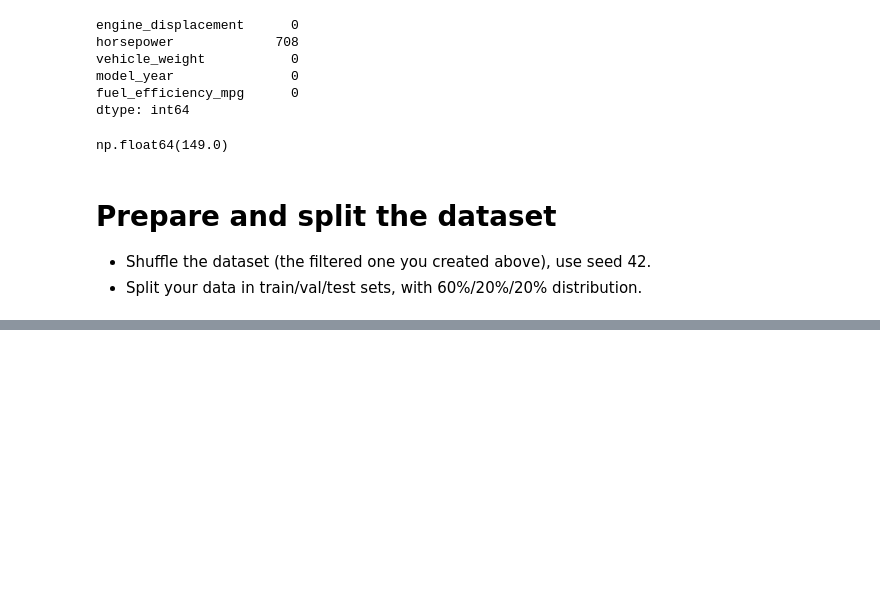
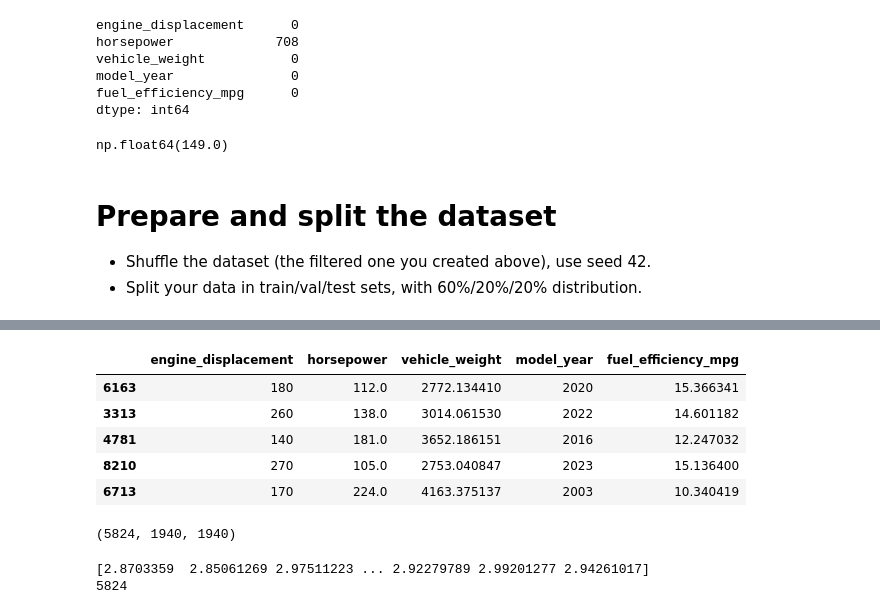
Before and after one commit to Kashund/ml-zoomcamp-sept2025, a Jupyter notebook: 02-regression/02-homework.ipynb, the cells around one changed output, grey strips where cells are left out. Cells and saved outputs as stored; diff of their text form; code cells hidden in the pictures; blank space fills up the shorter version.

```diff
--- a/02-regression/02-homework.ipynb
+++ b/02-regression/02-homework.ipynb
@@ -97,0 +141,14 @@ np.float64(149.0)
+# %%
+df_val.head()
+# %% [output]
+|  | engine_displacement | horsepower | vehicle_weight | model_year | fuel_efficiency_mpg |
+| 6163 | 180 | 112.0 | 2772.134410 | 2020 | 15.366341 |
+| 3313 | 260 | 138.0 | 3014.061530 | 2022 | 14.601182 |
+| 4781 | 140 | 181.0 | 3652.186151 | 2016 | 12.247032 |
+| 8210 | 270 | 105.0 | 2753.040847 | 2023 | 15.136400 |
+| 6713 | 170 | 224.0 | 4163.375137 | 2003 | 10.340419 |
+# %%
+# checking length of X variable datasets
+len(df_train), len(df_val), len(df_test)
+# %% [output]
+(5824, 1940, 1940)
@@ -97,0 +160,12 @@ np.float64(149.0)
+# %%
+# Create target variable dataframe
+
+y_train = np.log1p(df_train.fuel_efficiency_mpg.values)
+y_val = np.log1p(df_val.fuel_efficiency_mpg.values)
+y_test = np.log1p(df_test.fuel_efficiency_mpg.values)
+
+print(y_train)
+print(len(y_train))
+# %% [output]
+[2.8703359  2.85061269 2.97511223 ... 2.92279789 2.99201277 2.94261017]
+5824
```
Also changed, not shown: parts of 7 cells of this notebook.
